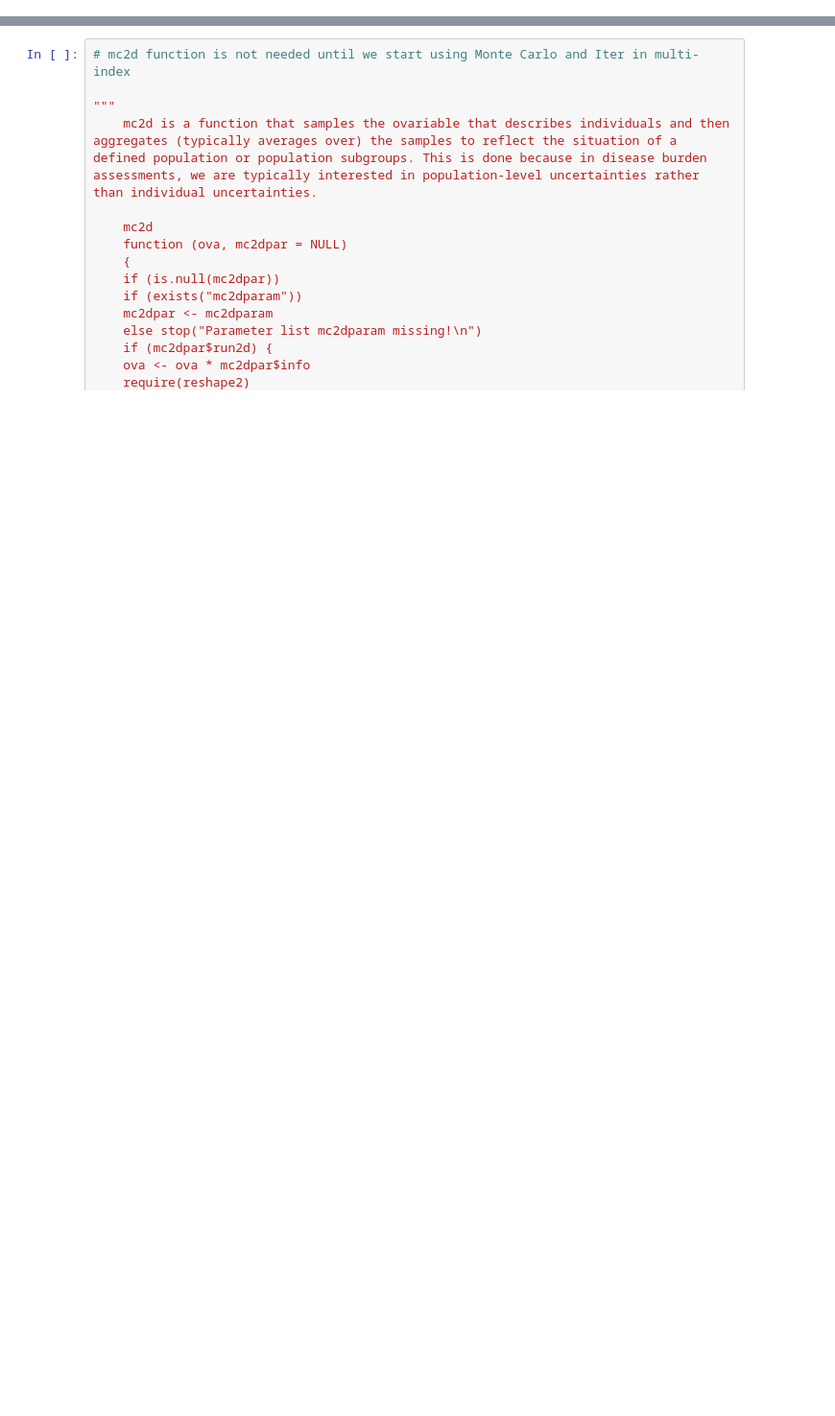
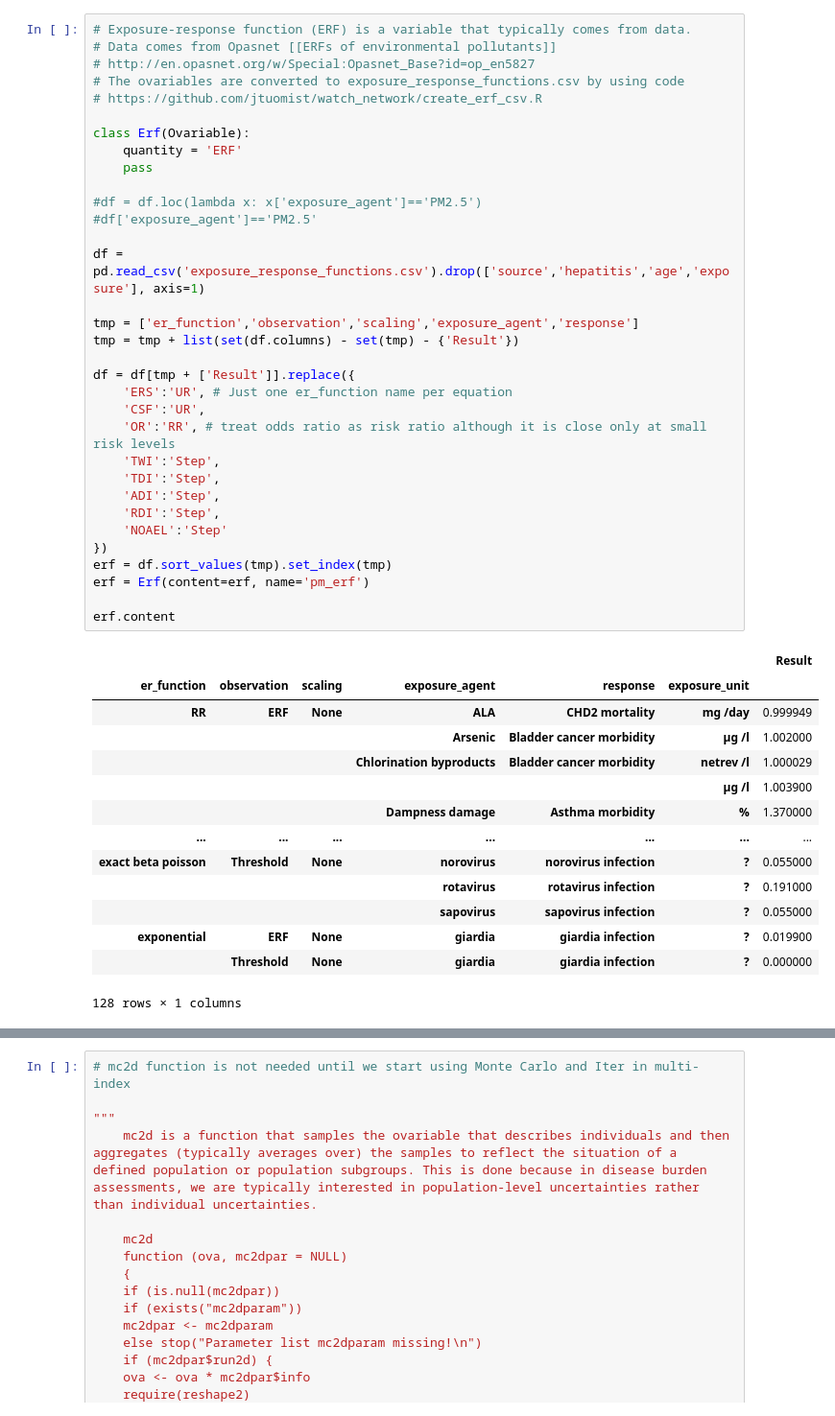
Before and after one commit to kausaltech/ghg-notebooks, a Jupyter notebook: hia_generic.ipynb, the cells around one changed output, grey strips where cells are left out. Shown: that part at 96% size. Saved outputs shown, nothing was run; the diff lists cells and outputs as text; blank space fills up the shorter version.

Commit message:
first working version of hia model using classes

```diff
--- a/hia_generic.ipynb
+++ b/hia_generic.ipynb
@@ -0,0 +236,48 @@
+# %%
+# Exposure-response function (ERF) is a variable that typically comes from data.
+# Data comes from Opasnet [[ERFs of environmental pollutants]]
+# http://en.opasnet.org/w/Special:Opasnet_Base?id=op_en5827
+# The ovariables are converted to exposure_response_functions.csv by using code
+# https://github.com/jtuomist/watch_network/create_erf_csv.R
+
+class Erf(Ovariable):
+    quantity = 'ERF'
+    pass
+
+#df = df.loc(lambda x: x['exposure_agent']=='PM2.5')
+#df['exposure_agent']=='PM2.5'
+
+df = pd.read_csv('exposure_response_functions.csv').drop(['source','hepatitis','age','exposure'], axis=1)
+
+tmp = ['er_function','observation','scaling','exposure_agent','response']
+tmp = tmp + list(set(df.columns) - set(tmp) - {'Result'})
+
+df = df[tmp + ['Result']].replace({
+    'ERS':'UR', # Just one er_function name per equation
+    'CSF':'UR',
+    'OR':'RR', # treat odds ratio as risk ratio although it is close only at small risk levels
+    'TWI':'Step',
+    'TDI':'Step',
+    'ADI':'Step',
+    'RDI':'Step',
+    'NOAEL':'Step'
+})
+erf = df.sort_values(tmp).set_index(tmp)
+erf = Erf(content=erf, name='pm_erf')
+
+erf.content
+# %% [output]
+|  |  |  |  |  |  | Result |
+| er_function | observation | scaling | exposure_agent | response | exposure_unit |  |
+| RR | ERF | None | ALA | CHD2 mortality | mg /day | 0.999949 |
+|  |  |  | Arsenic | Bladder cancer morbidity | µg /l | 1.002000 |
+|  |  |  | Chlorination byproducts | Bladder cancer morbidity | netrev /l | 1.000029 |
+|  |  |  |  |  | µg /l | 1.003900 |
+|  |  |  | Dampness damage | Asthma morbidity | % | 1.370000 |
+| ... | ... | ... | ... | ... | ... | ... |
+| exact beta poisson | Threshold | None | norovirus | norovirus infection | ? | 0.055000 |
+|  |  |  | rotavirus | rotavirus infection | ? | 0.191000 |
+|  |  |  | sapovirus | sapovirus infection | ? | 0.055000 |
+| exponential | ERF | None | giardia | giardia infection | ? | 0.019900 |
+|  | Threshold | None | giardia | giardia infection | ? | 0.000000 |
+128 rows × 1 columns
```
Also changed, not shown: parts of 18 cells of this notebook, 2 other files.
